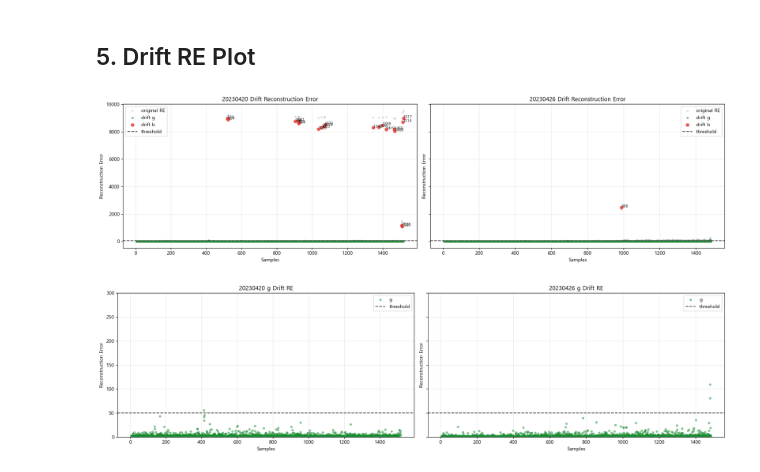
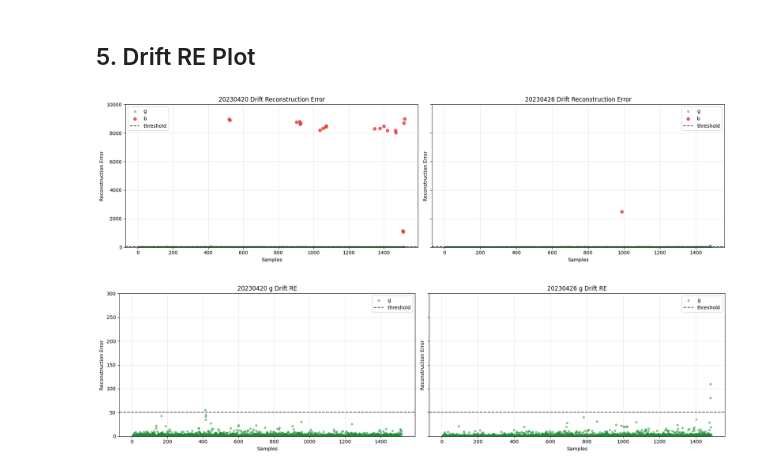
Before and after one commit to jwsong0620/260818_PHMKorea_CodeExample, a Jupyter notebook: content/3_DriftPrototype.ipynb, the cells around one changed output. Drawn from its saved outputs; the diff is of its cells as text; code cells hidden in the pictures.

Commit message:
Font problems

```diff
--- a/content/3_DriftPrototype.ipynb
+++ b/content/3_DriftPrototype.ipynb
@@ -16,8 +16,6 @@ import pandas as pd
 from sklearn.neural_network import MLPRegressor
 from sklearn.preprocessing import StandardScaler
 
-plt.rcParams["font.family"] = "Malgun Gothic"
-plt.rcParams["axes.unicode_minus"] = False
 warnings.filterwarnings("ignore")
 
 # 학습 파라미터
@@ -214,55 +212,38 @@ for name, df in datasets.items():
 # %% [markdown]
 ## 5. Drift RE Plot
 # %%
-# 보정 전/후 RE를 비교함
+# drift 보정 RE를 표시함
 fig, axes = plt.subplots(1, len(drift_result_tables), figsize=(9 * len(drift_result_tables), 5), sharey=True)
 
 if len(drift_result_tables) == 1:
     axes = [axes]
 
 for ax, (name, result_df) in zip(axes, drift_result_tables.items()):
-    ax.scatter(
-        result_df["sample_index"],
-        result_df["original_re"],
-        color="#9ca3af",
-        alpha=0.25,
-        s=12,
-        label="original RE",
-    )
-
     for label, color in [("g", "#168a2f"), ("b", "#e53935")]:
         label_df = result_df[result_df["Results"] == label]
 
         ax.scatter(
             label_df["sample_index"],
             label_df["drift_re"],
             color=color,
             alpha=0.8 if label == "b" else 0.45,
             s=38 if label == "b" else 14,
-            label=f"drift {label}",
-        )
-
-    b_df = result_df[result_df["Results"] == "b"]
-    for _, row in b_df.iterrows():
-        ax.text(
-            row["sample_index"] + 0.5,
-            row["drift_re"],
-            str(int(row["sample_index"])),
-            fontsize=8,
-            alpha=0.9,
+            label=label,
         )
 
     ax.axhline(RE_THRESHOLD, color="#444444", linestyle="--", linewidth=1.5, label="threshold")
     ax.set_title(f"{name} Drift Reconstruction Error")
     ax.set_xlabel("Samples")
     ax.set_ylabel("Reconstruction Error")
+    ax.set_ylim(0, 10000)
+    ax.set_yticks(range(0, 10001, 2000))
     ax.grid(True, alpha=0.3)
     ax.legend()
 
 plt.tight_layout()
 plt.show()
 # %% [output]
-[figure, old version]
+[figure, new version]
 # %%
 # g 샘플의 drift 보정 RE만 표시함
 fig, axes = plt.subplots(1, len(drift_result_tables), figsize=(9 * len(drift_result_tables), 5), sharey=True)
```
Also changed, not shown: 3 other files.
